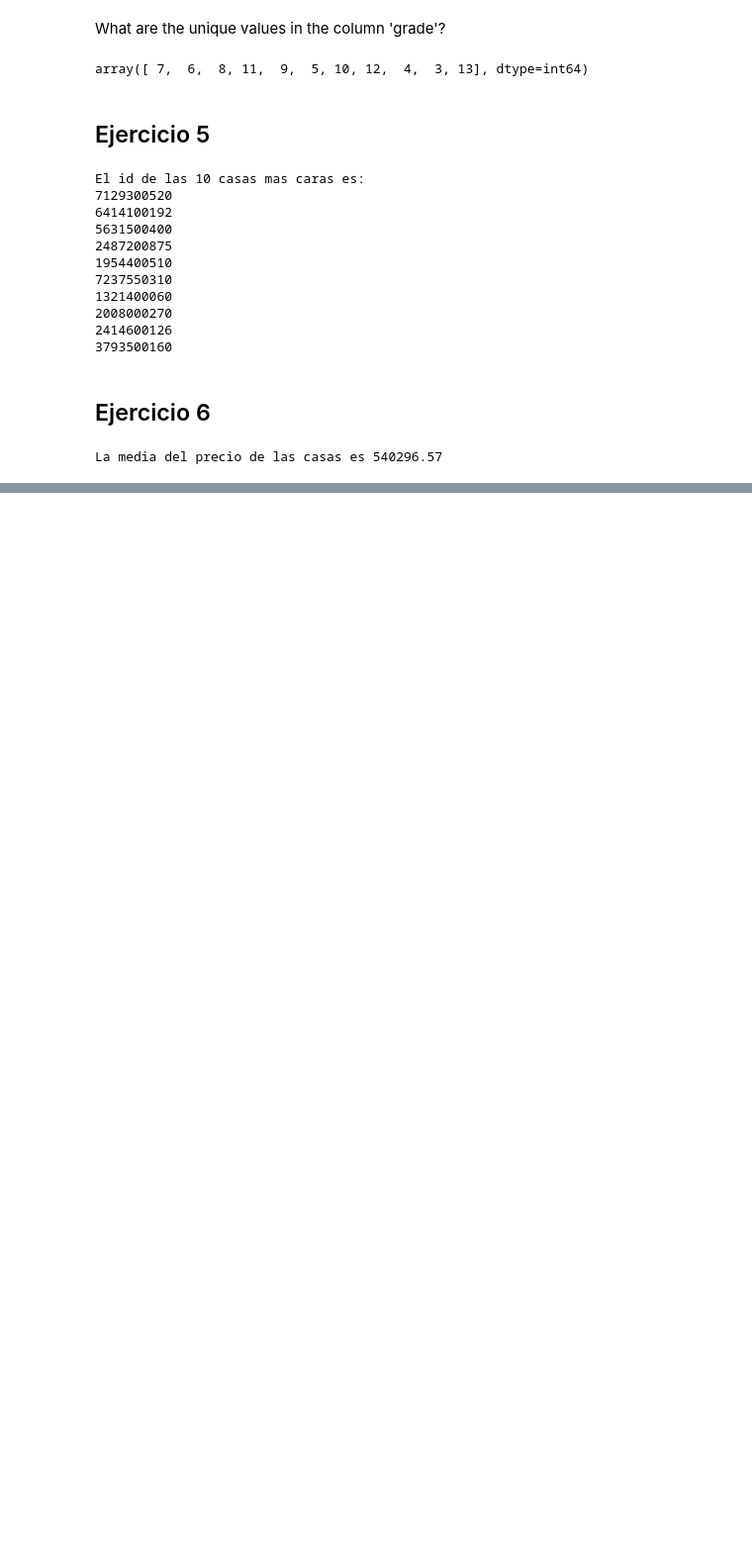
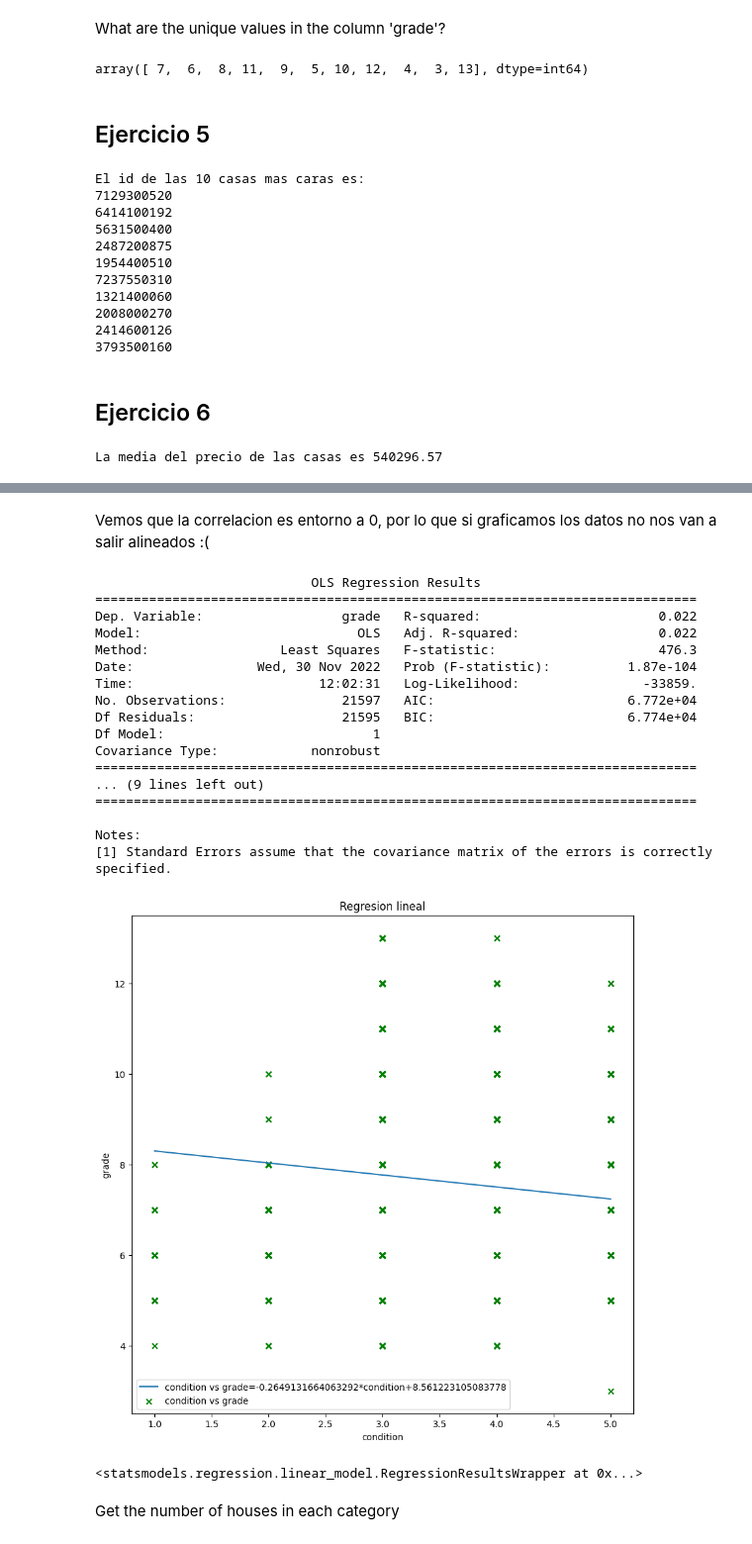
Before and after one commit to rnoguer22/Proyecto_Final_Cipollos, a Jupyter notebook: questions.ipynb, the cells around one changed output, grey strips where cells are left out. Shown: that part at 99% size. Cells and saved outputs as stored; diff of their text form; code cells hidden in the pictures; blank space fills up the shorter version.

```diff
--- a/questions.ipynb
+++ b/questions.ipynb
@@ -105,0 +169,65 @@ La media del precio de las casas es 540296.57
+# %% [markdown]
+Vemos que la correlacion es entorno a 0, por lo que si graficamos los datos no nos van a salir alineados :(
+# %%
+import matplotlib.pyplot as plt
+from statsmodels.api import add_constant, OLS
+import numpy as np
+
+def plot_regression_model(x,y):
+
+    x_const = add_constant(x) # add a constant to the model
+
+    modelo = OLS(y, x_const).fit() # fit the model
+
+    pred = modelo.predict(x_const) # make predictions
+
+    print(modelo.summary());
+    try:
+        const = modelo.params[0] # create a variable with the value of the constant given by the summary
+        coef = modelo.params[1] # create a variable with the value of the coef given by the summary
+
+        x_l=np.linspace(x.min(), x.max(), 50)
+        y_l= coef*x_l + const # function of the line
+
+        plt.figure(figsize=(10, 10));
+
+        # plot the line
+        plt.plot(x_l, y_l, label=f'{x.name} vs {y.name}={coef}*{x.name}+{const}');
+
+        # data
+        plt.scatter(x, y, marker='x', c='g', label=f'{x.name} vs {y.name}');
+
+        plt.title('Regresion lineal')
+        plt.xlabel(f'{x.name}')
+        plt.ylabel(f'{y.name}')
+        plt.legend()
+        plt.show();
+        return modelo
+    except:
+        print('No se puede imprimir la recta de regresión para modelos multivariable')
+        plt.show();
+        return modelo
+
+plot_regression_model(df.condition, df.grade)
+# %% [output]
+                            OLS Regression Results
+==============================================================================
+Dep. Variable:                  grade   R-squared:                       0.022
+Model:                            OLS   Adj. R-squared:                  0.022
+Method:                 Least Squares   F-statistic:                     476.3
+Date:                Wed, 30 Nov 2022   Prob (F-statistic):          1.87e-104
+Time:                        12:02:31   Log-Likelihood:                -33859.
+No. Observations:               21597   AIC:                         6.772e+04
+Df Residuals:                   21595   BIC:                         6.774e+04
+Df Model:                           1
+Covariance Type:            nonrobust
+==============================================================================
+... (9 lines left out)
+==============================================================================
+
+Notes:
+[1] Standard Errors assume that the covariance matrix of the errors is correctly specified.
+[figure, added]
+<statsmodels.regression.linear_model.RegressionResultsWrapper at 0x...>
+# %% [markdown]
+Get the number of houses in each category
```
Also changed, not shown: parts of 10 cells of this notebook.
